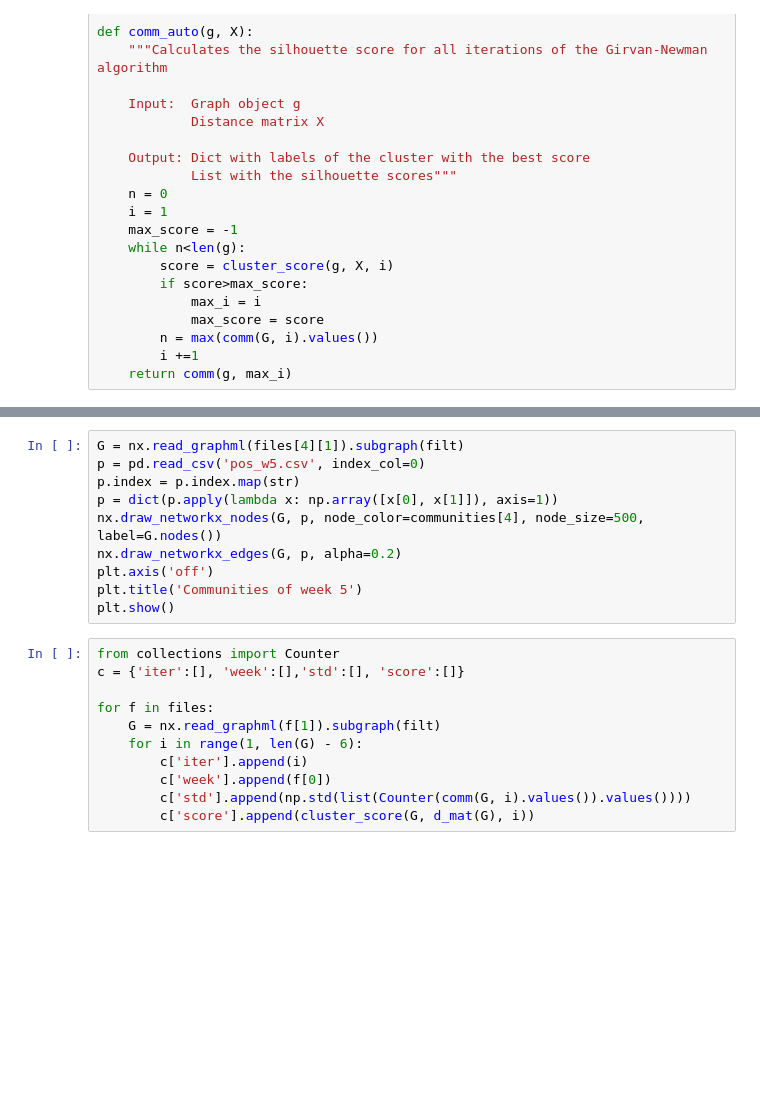
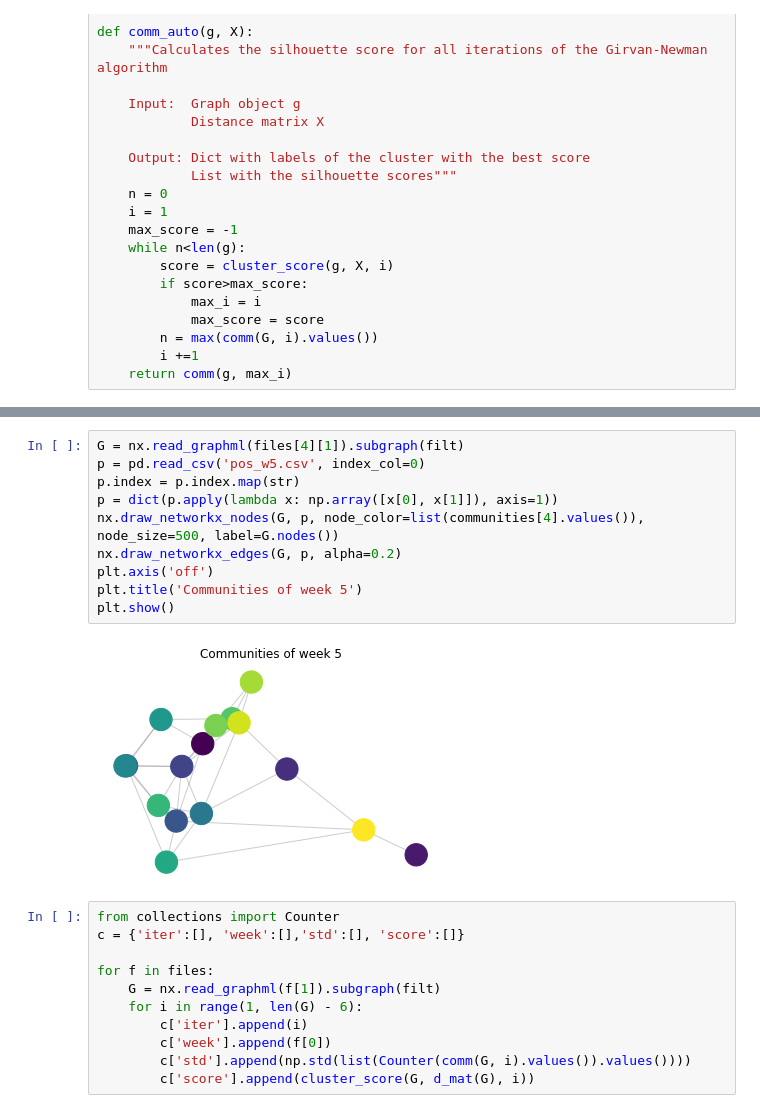
Before and after one commit to vitoriapacela/raccoon_networks, a Jupyter notebook: notebooks/communities.ipynb, the cells around one changed output, grey strips where cells are left out. Drawn from its saved outputs; the diff is of its cells as text; blank space fills up the shorter version.

Commit message:
Replicated the analysis from the clustering notebooks in the communities

```diff
--- a/notebooks/communities.ipynb
+++ b/notebooks/communities.ipynb
@@ -107,13 +124,15 @@ communities[4]
 # %%
 G = nx.read_graphml(files[4][1]).subgraph(filt)
 p = pd.read_csv('pos_w5.csv', index_col=0)
 p.index = p.index.map(str)
 p = dict(p.apply(lambda x: np.array([x[0], x[1]]), axis=1))
-nx.draw_networkx_nodes(G, p, node_color=communities[4], node_size=500, label=G.nodes())
+nx.draw_networkx_nodes(G, p, node_color=list(communities[4].values()), node_size=500, label=G.nodes())
 nx.draw_networkx_edges(G, p, alpha=0.2)
 plt.axis('off')
 plt.title('Communities of week 5')
 plt.show()
+# %% [output]
+[figure, added]
 # %%
 from collections import Counter
 c = {'iter':[], 'week':[],'std':[], 'score':[]}
```
Also changed, not shown: parts of 4 cells of this notebook.
